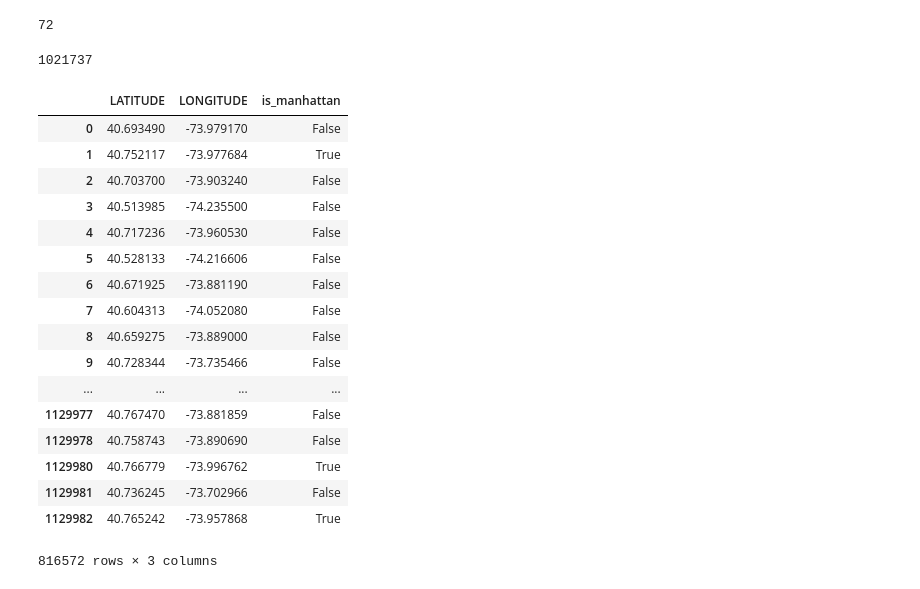
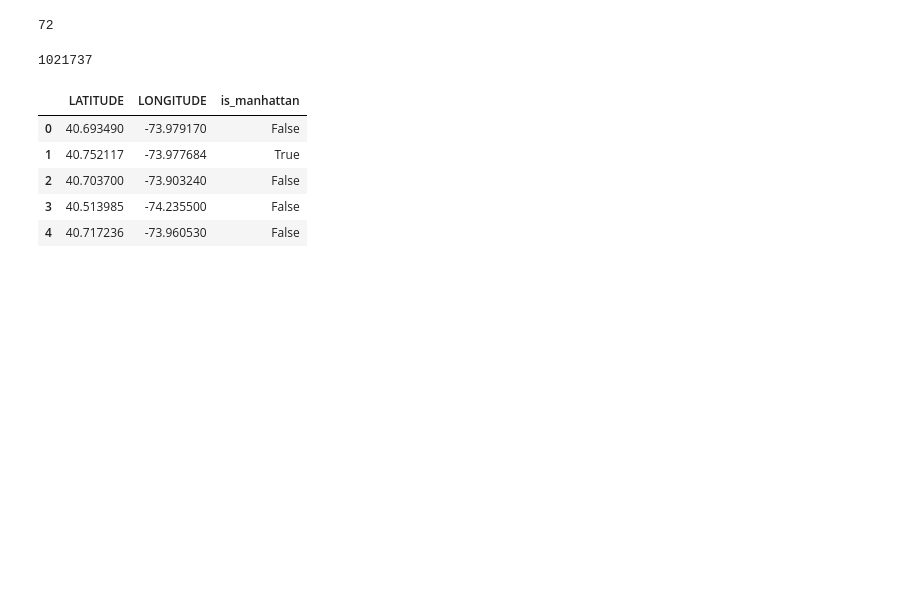
Before and after one commit to tnarik/training-odsc_europe_2017, a Jupyter notebook: 02-tf_for_beginners/notebooks/Manhattan.ipynb, the cells around one changed output. Drawn from its saved outputs; the diff is of its cells as text; code cells hidden in the pictures; blank space fills up the shorter version.

```diff
--- a/02-tf_for_beginners/notebooks/Manhattan.ipynb
+++ b/02-tf_for_beginners/notebooks/Manhattan.ipynb
@@ -51,25 +61,13 @@ data['is_manhattan'] = data['BOROUGH'] == 'MANHATTAN'
 data.drop('BOROUGH', axis=1, inplace=True)
 data.dropna(inplace=True)
 # %%
-data
+data.head()
 # %% [output]
 |  | LATITUDE | LONGITUDE | is_manhattan |
 | 0 | 40.693490 | -73.979170 | False |
 | 1 | 40.752117 | -73.977684 | True |
 | 2 | 40.703700 | -73.903240 | False |
 | 3 | 40.513985 | -74.235500 | False |
 | 4 | 40.717236 | -73.960530 | False |
-| 5 | 40.528133 | -74.216606 | False |
-| 6 | 40.671925 | -73.881190 | False |
-| 7 | 40.604313 | -74.052080 | False |
-| 8 | 40.659275 | -73.889000 | False |
-| 9 | 40.728344 | -73.735466 | False |
-| ... | ... | ... | ... |
-| 1129977 | 40.767470 | -73.881859 | False |
-| 1129978 | 40.758743 | -73.890690 | False |
-| 1129980 | 40.766779 | -73.996762 | True |
-| 1129981 | 40.736245 | -73.702966 | False |
-| 1129982 | 40.765242 | -73.957868 | True |
-816572 rows × 3 columns
 # %%
 from sklearn.utils import shuffle
```
Also changed, not shown: parts of 31 cells of this notebook.
